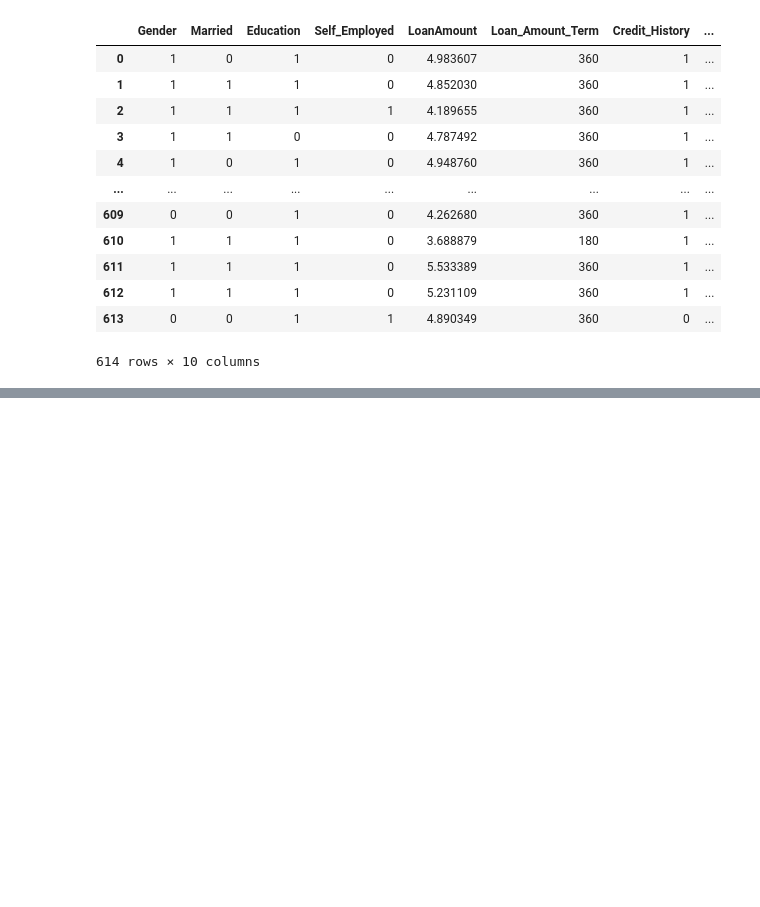
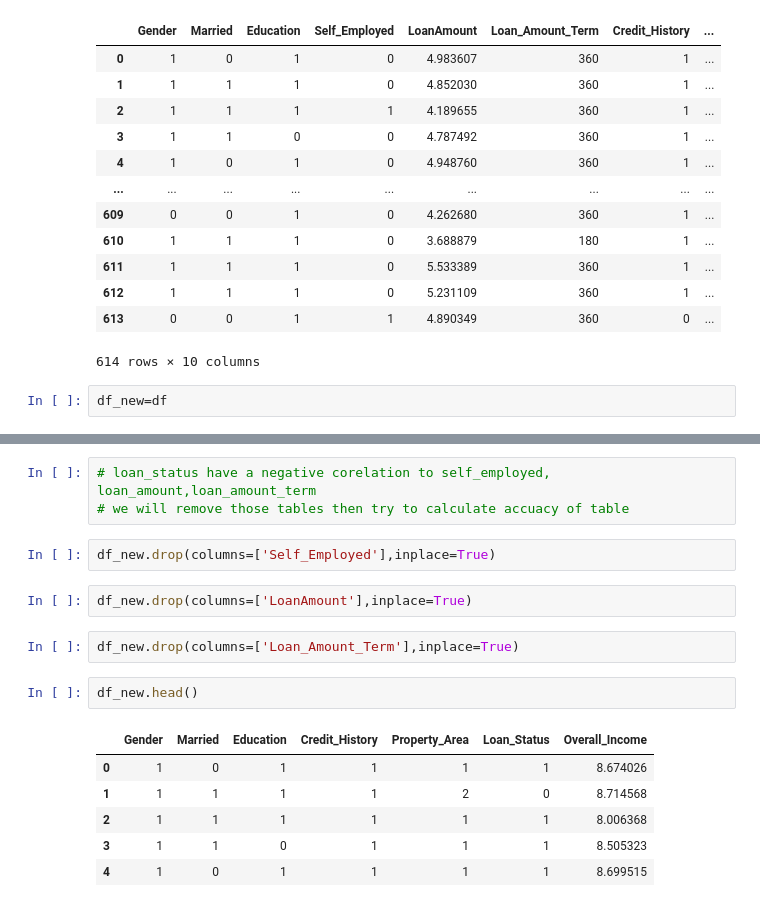
Before and after one commit to ReL1c113/loan_prediction, a Jupyter notebook: loan_prediction.ipynb, the cells around one changed output, grey strips where cells are left out. Cells and saved outputs as stored; diff of their text form; blank space fills up the shorter version.

```diff
--- a/loan_prediction.ipynb
+++ b/loan_prediction.ipynb
@@ -710,3 +710,5 @@ df
 | 612 | 1 | 1 | 1 | 0 | 5.231109 | 360 | 1 | ... |
 | 613 | 0 | 0 | 1 | 1 | 4.890349 | 360 | 0 | ... |
 614 rows × 10 columns
+# %%
+df_new=df
@@ -712,0 +738,18 @@ df
+# %%
+# loan_status have a negative corelation to self_employed, loan_amount,loan_amount_term
+# we will remove those tables then try to calculate accuacy of table
+# %%
+df_new.drop(columns=['Self_Employed'],inplace=True)
+# %%
+df_new.drop(columns=['LoanAmount'],inplace=True)
+# %%
+df_new.drop(columns=['Loan_Amount_Term'],inplace=True)
+# %%
+df_new.head()
+# %% [output]
+|  | Gender | Married | Education | Credit_History | Property_Area | Loan_Status | Overall_Income |
+| 0 | 1 | 0 | 1 | 1 | 1 | 1 | 8.674026 |
+| 1 | 1 | 1 | 1 | 1 | 2 | 0 | 8.714568 |
+| 2 | 1 | 1 | 1 | 1 | 1 | 1 | 8.006368 |
+| 3 | 1 | 1 | 0 | 1 | 1 | 1 | 8.505323 |
+| 4 | 1 | 0 | 1 | 1 | 1 | 1 | 8.699515 |
```
Also changed, not shown: parts of 21 cells of this notebook.
